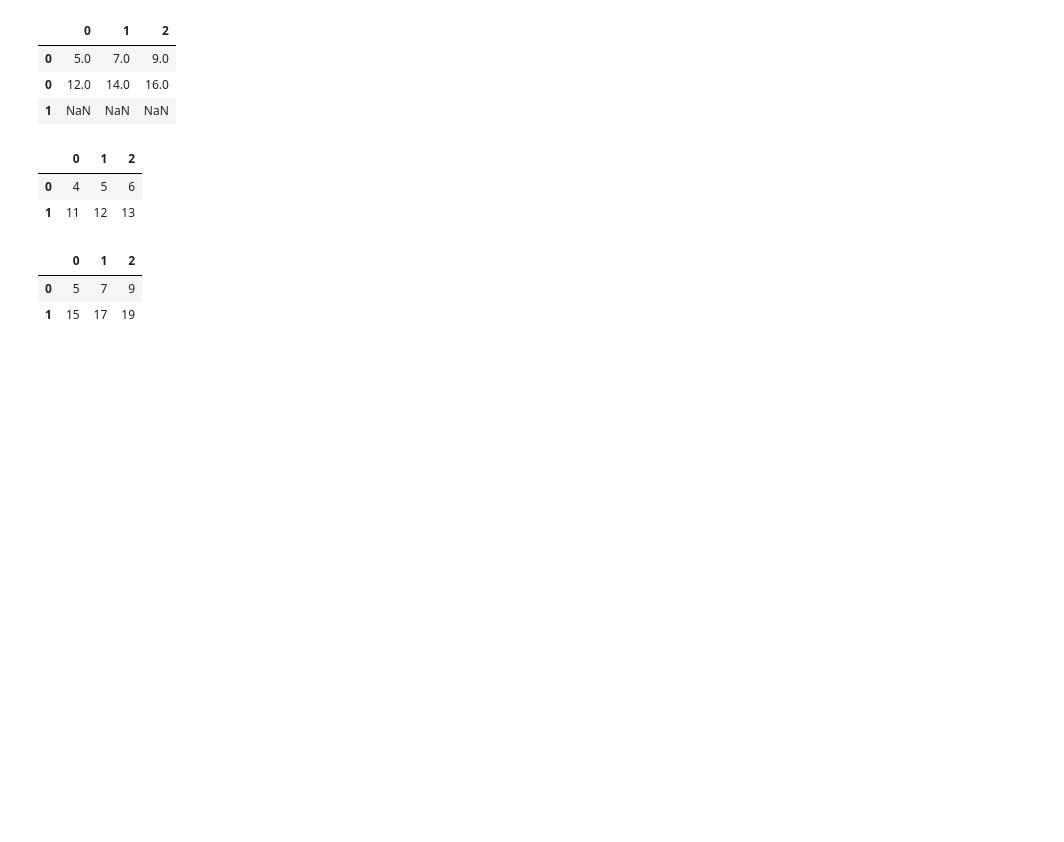
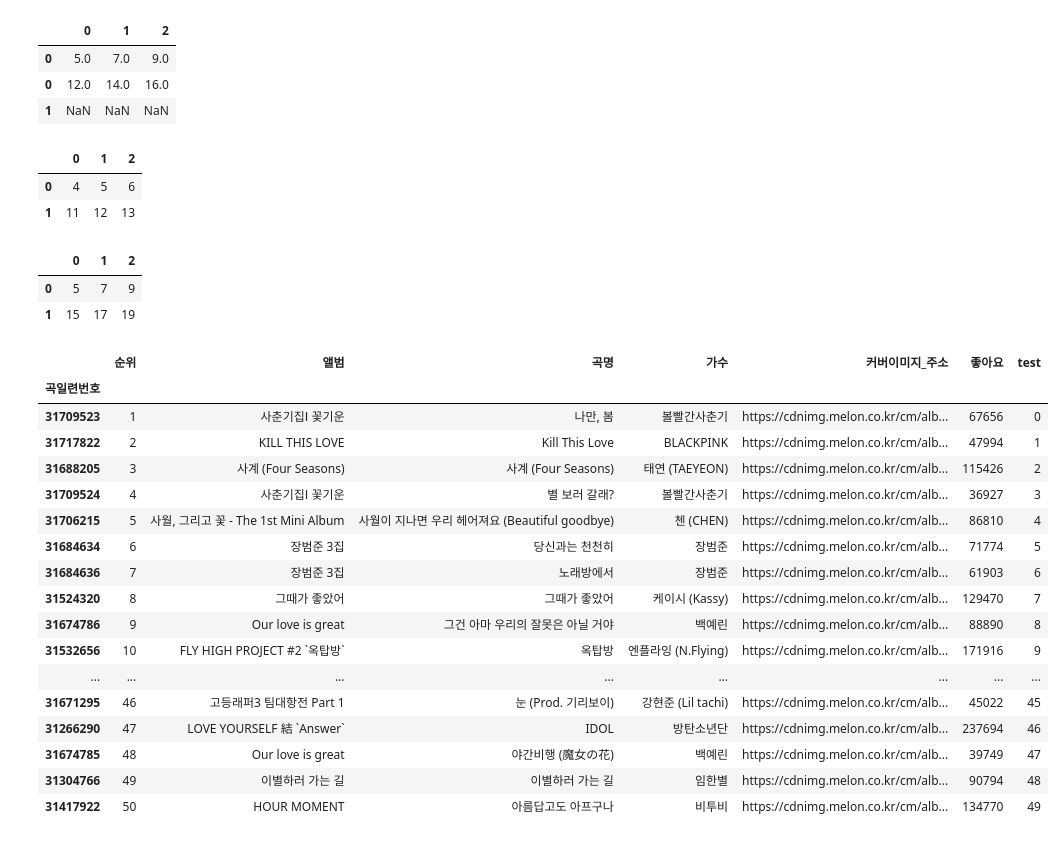
Before and after one commit to CodingSta/demo-ls-201904-pandas, a Jupyter notebook: Pandas 02.ipynb, the cells around one changed output. Drawn from its saved outputs; the diff is of its cells as text; code cells hidden in the pictures; blank space fills up the shorter version.

```diff
--- a/Pandas 02.ipynb
+++ b/Pandas 02.ipynb
@@ -18,9 +18,9 @@ rc('font', family='Malgun Gothic')  # 윈도우
 # %% [markdown]
 # 데이터를 가져오기
 # %%
-df = pd.read_pickle('멜론-차트.pickle')
-print(df.shape)
-df.head()
+song_df = pd.read_pickle('멜론-차트.pickle')
+print(song_df.shape)
+song_df.head()
 # %% [output]
 (100, 7)
 |  | 순위 | 앨범 | 곡명 | 가수 | 커버이미지_주소 | 좋아요 | test |
@@ -83,8 +83,8 @@ df['가수'].size
 # %% [output]
 100
 # %%
-df['test2'] = 10  # 단일값 = Scalar
-df.head()
+song_df['test2'] = 10  # 단일값 = Scalar
+song_df.head()
 # %% [output]
 |  | 순위 | 앨범 | 곡명 | 가수 | 커버이미지_주소 | 좋아요 | test | test2 |
 | 곡일련번호 |  |  |  |  |  |  |  |  |
@@ -94,8 +94,8 @@ df.head()
 | 31709524 | 4 | 사춘기집Ⅰ 꽃기운 | 별 보러 갈래? | 볼빨간사춘기 | https://cdnimg.melon.co.kr/cm/alb... | 36927 | 3 | 10 |
 | 31706215 | 5 | 사월, 그리고 꽃 - The 1st Mini Album | 사월이 지나면 우리 헤어져요 (Beautiful goodbye) | 첸 (CHEN) | https://cdnimg.melon.co.kr/cm/alb... | 86810 | 4 | 10 |
 # %%
-df['test2'] = range(100, 200)
-df.head()
+song_df['test2'] = range(100, 200)
+song_df.head()
 # %% [output]
 |  | 순위 | 앨범 | 곡명 | 가수 | 커버이미지_주소 | 좋아요 | test | test2 |
 | 곡일련번호 |  |  |  |  |  |  |  |  |
@@ -173,3 +173,29 @@ df1 + df4
 |  | 0 | 1 | 2 |
 | 0 | 5 | 7 | 9 |
 | 1 | 15 | 17 | 19 |
+# %%
+song_df1 = song_df.iloc[:25]
+song_df2 = song_df.iloc[25:50]
+song_df3 = song_df.iloc[50:75]
+song_df4 = song_df.iloc[75:]
+# %%
+song_df1.append(song_df2)  # 2개 DataFrame간의 처리
+# %% [output]
+|  | 순위 | 앨범 | 곡명 | 가수 | 커버이미지_주소 | 좋아요 | test |
+| 곡일련번호 |  |  |  |  |  |  |  |
+| 31709523 | 1 | 사춘기집Ⅰ 꽃기운 | 나만, 봄 | 볼빨간사춘기 | https://cdnimg.melon.co.kr/cm/alb... | 67656 | 0 |
+| 31717822 | 2 | KILL THIS LOVE | Kill This Love | BLACKPINK | https://cdnimg.melon.co.kr/cm/alb... | 47994 | 1 |
+| 31688205 | 3 | 사계 (Four Seasons) | 사계 (Four Seasons) | 태연 (TAEYEON) | https://cdnimg.melon.co.kr/cm/alb... | 115426 | 2 |
+| 31709524 | 4 | 사춘기집Ⅰ 꽃기운 | 별 보러 갈래? | 볼빨간사춘기 | https://cdnimg.melon.co.kr/cm/alb... | 36927 | 3 |
+| 31706215 | 5 | 사월, 그리고 꽃 - The 1st Mini Album | 사월이 지나면 우리 헤어져요 (Beautiful goodbye) | 첸 (CHEN) | https://cdnimg.melon.co.kr/cm/alb... | 86810 | 4 |
+| 31684634 | 6 | 장범준 3집 | 당신과는 천천히 | 장범준 | https://cdnimg.melon.co.kr/cm/alb... | 71774 | 5 |
+| 31684636 | 7 | 장범준 3집 | 노래방에서 | 장범준 | https://cdnimg.melon.co.kr/cm/alb... | 61903 | 6 |
+| 31524320 | 8 | 그때가 좋았어 | 그때가 좋았어 | 케이시 (Kassy) | https://cdnimg.melon.co.kr/cm/alb... | 129470 | 7 |
+| 31674786 | 9 | Our love is great | 그건 아마 우리의 잘못은 아닐 거야 | 백예린 | https://cdnimg.melon.co.kr/cm/alb... | 88890 | 8 |
+| 31532656 | 10 | FLY HIGH PROJECT #2 `옥탑방` | 옥탑방 | 엔플라잉 (N.Flying) | https://cdnimg.melon.co.kr/cm/alb... | 171916 | 9 |
+| ... | ... | ... | ... | ... | ... | ... | ... |
+| 31671295 | 46 | 고등래퍼3 팀대항전 Part 1 | 눈 (Prod. 기리보이) | 강현준 (Lil tachi) | https://cdnimg.melon.co.kr/cm/alb... | 45022 | 45 |
+| 31266290 | 47 | LOVE YOURSELF 結 `Answer` | IDOL | 방탄소년단 | https://cdnimg.melon.co.kr/cm/alb... | 237694 | 46 |
+| 31674785 | 48 | Our love is great | 야간비행 (魔女の花) | 백예린 | https://cdnimg.melon.co.kr/cm/alb... | 39749 | 47 |
+| 31304766 | 49 | 이별하러 가는 길 | 이별하러 가는 길 | 임한별 | https://cdnimg.melon.co.kr/cm/alb... | 90794 | 48 |
+| 31417922 | 50 | HOUR MOMENT | 아름답고도 아프구나 | 비투비 | https://cdnimg.melon.co.kr/cm/alb... | 134770 | 49 |
```
Also changed, not shown: parts of 8 cells of this notebook.
